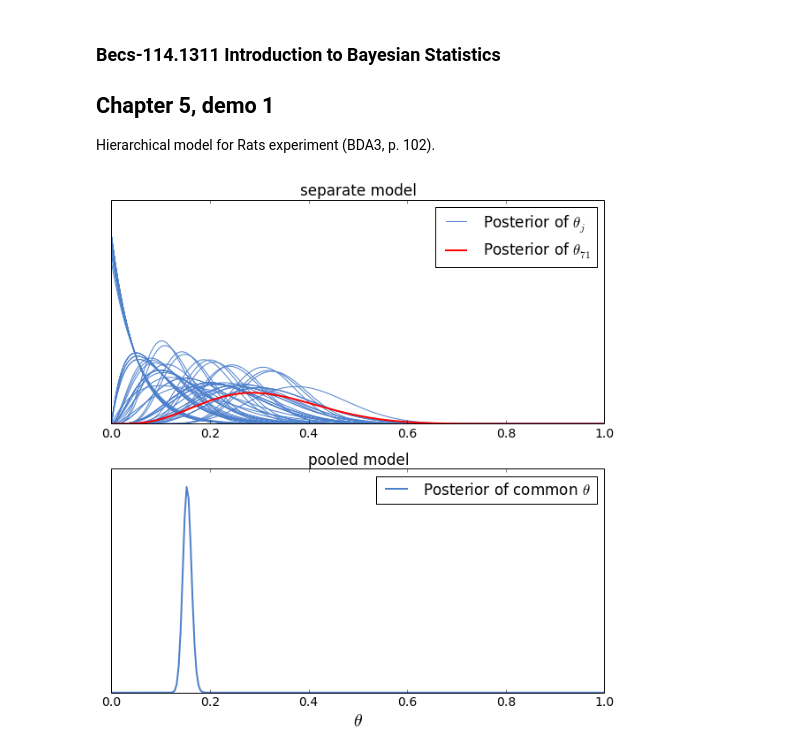
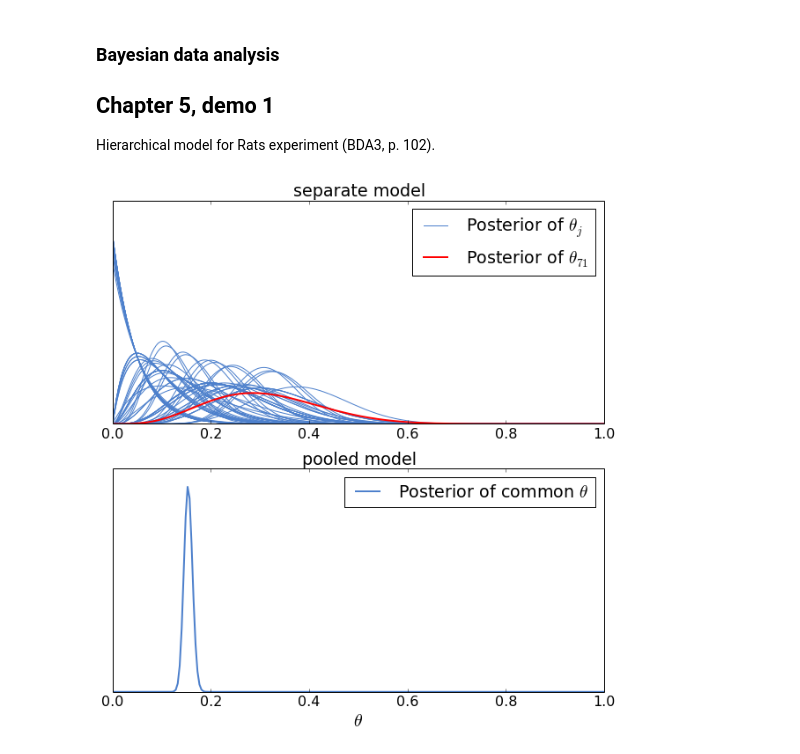
Before and after one commit to avehtari/BDA_py_demos, a Jupyter notebook: demos_ch5/demo5_1.ipynb, the cells around one changed output. Saved outputs shown, nothing was run; the diff lists cells and outputs as text; code cells hidden in the pictures.

```diff
--- a/demos_ch5/demo5_1.ipynb
+++ b/demos_ch5/demo5_1.ipynb
@@ -1,5 +1,5 @@
 # %% [markdown]
-### Becs-114.1311 Introduction to Bayesian Statistics
+### Bayesian data analysis
 ##  Chapter 5, demo 1
 
 Hierarchical model for Rats experiment (BDA3, p. 102).
@@ -13,8 +13,9 @@ from scipy.special import gammaln
 import matplotlib.pyplot as plt
 # %%
 # edit default plot settings
-plt.rc('font', size=14)
-plt.rc('lines', color=(0.3,0.5,0.8), linewidth=2)
+plt.rc('figure', figsize=(8,6))
+plt.rc('font', size=16)
+plt.rc('lines', color='#377eb8', linewidth=2)
 plt.rc('axes', color_cycle=(plt.rcParams['lines.color'],)) # Disable color cycle
 # %%
 # rat data (BDA3, p. 102)
@@ -36,29 +37,29 @@ M = len(y)
 # %%
 # plot separate and pooled model
 plt.figure(figsize=(10,10))
 x = np.linspace(0, 1, 250)
 
 # separate
 plt.subplot(2, 1, 1)
 lines = plt.plot(x, beta.pdf(x[:,None], y[:-1] + 1, n[:-1] - y[:-1] + 1),
                  linewidth=1)
 # highlight the last line
 line1, = plt.plot(x, beta.pdf(x, y[-1] + 1, n[-1] - y[-1] + 1), 'r')
 plt.legend((lines[0], line1),
-           ('Posterior of $\\theta_j$', 'Posterior of $\\theta_{71}$'))
+           (r'Posterior of $\theta_j$', r'Posterior of $\theta_{71}$'))
 plt.yticks(())
 plt.title('separate model')
 
 # pooled
 plt.subplot(2, 1, 2)
 plt.plot(x, beta.pdf(x, y.sum() + 1, n.sum() - y.sum() + 1),
-         linewidth=2, label=('Posterior of common $\\theta$'))
+         linewidth=2, label=(r'Posterior of common $\theta$'))
 plt.legend()
 plt.yticks(())
-plt.xlabel('$\\theta$', fontsize=20)
-t = plt.title('pooled model')
+plt.xlabel(r'$\theta$', fontsize=20)
+plt.title('pooled model');
 # %% [output]
-[figure, old version]
+[figure, new version]
 # %%
 # compute the marginal posterior of alpha and beta in hierarchical model in grid
 A = np.linspace(0.5, 6, 100)
```
Also changed, not shown: parts of 3 cells of this notebook, 5 other files.
